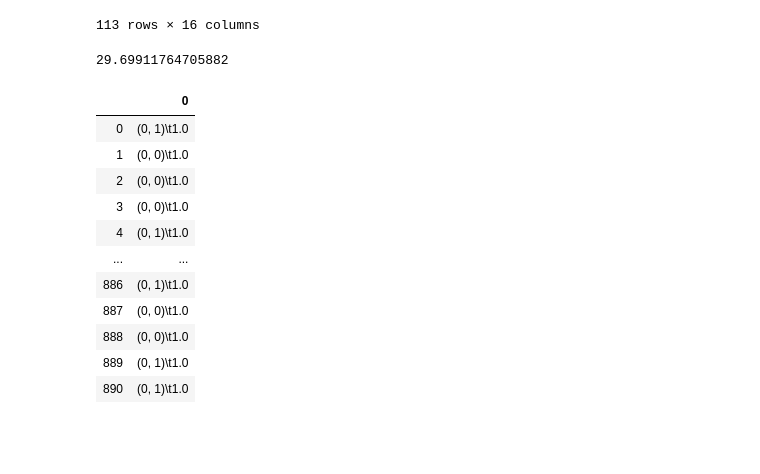
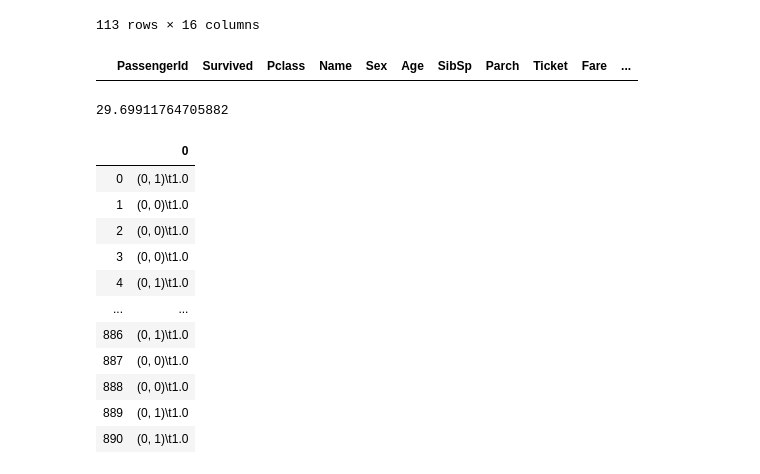
Before and after one commit to fvtester/Titanic, a Jupyter notebook: Titanic.ipynb, the cells around one changed output. Saved outputs shown, nothing was run; the diff lists cells and outputs as text; code cells hidden in the pictures; blank space fills up the shorter version.

```diff
--- a/Titanic.ipynb
+++ b/Titanic.ipynb
@@ -115,6 +117,10 @@ train[train['Age']<18]
 | 869 | 870 | 1 | 3 | Johnson, Master. Harold Theodor | male | 4.0 | 1 | 1 | 347742 | 11.1333 | ... |
 | 875 | 876 | 1 | 3 | Najib, Miss. Adele Kiamie "Jane" | female | 15.0 | 0 | 0 | 2667 | 7.2250 | ... |
 113 rows × 16 columns
+# %%
+train[train['number']=='']
+# %% [output]
+|  | PassengerId | Survived | Pclass | Name | Sex | Age | SibSp | Parch | Ticket | Fare | ... |
 # %%
 y_train=train['Survived']
 # %%
```
Also changed, not shown: parts of 13 cells of this notebook, 1 other file.
